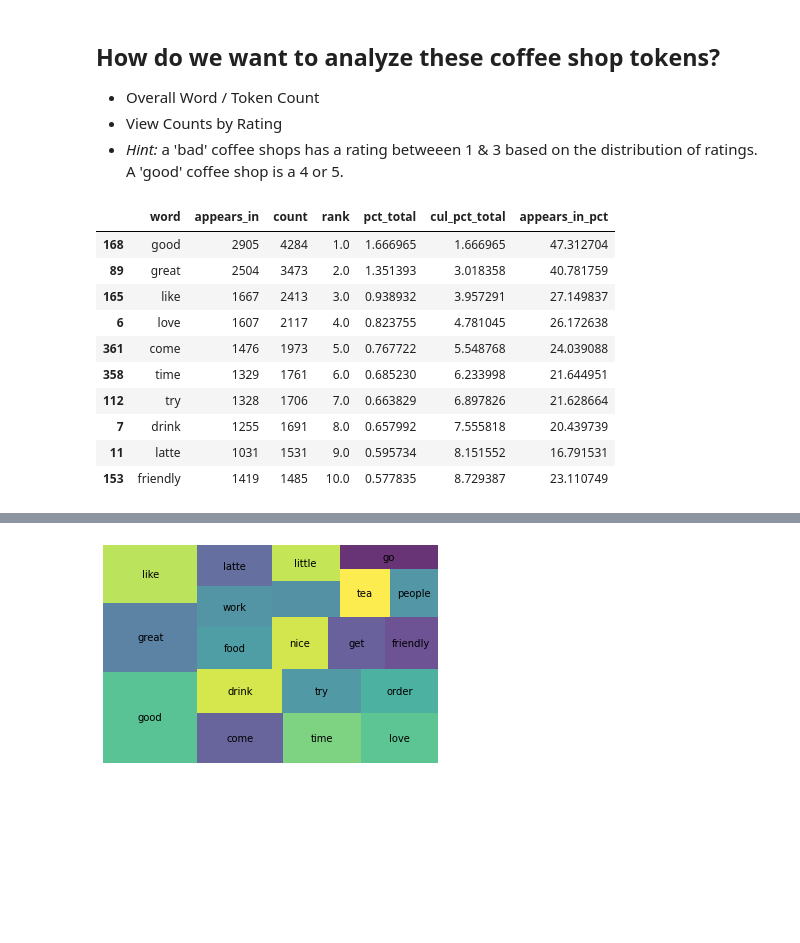
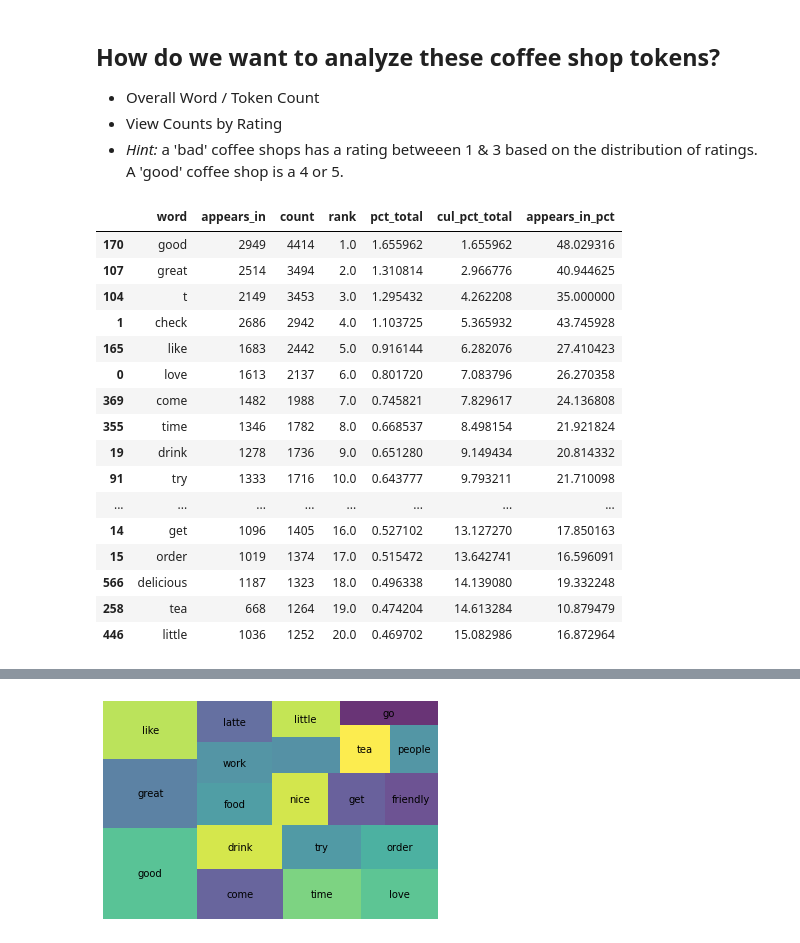
Before and after one commit to minh14496/DS-Unit-4-Sprint-1-NLP, a Jupyter notebook: module1-text-data/LS_DS_411_Text_Data_Assignment.ipynb, the cells around one changed output, grey strips where cells are left out. Drawn from its saved outputs; the diff is of its cells as text; code cells hidden in the pictures; blank space fills up the shorter version.

```diff
--- a/module1-text-data/LS_DS_411_Text_Data_Assignment.ipynb
+++ b/module1-text-data/LS_DS_411_Text_Data_Assignment.ipynb
@@ -66,15 +56,18 @@ True      100
 Name: coffee_shop_name, dtype: int64
 # %%
 shops['star_rating'] = shops['star_rating'].apply(lambda x: float(x[:4].strip()))
-# %%
-def strip_date(doc):
-    #pattern = r'[\d{2}/\d{2}/\d{4}]' # this is for stripping out date
-    pattern = r'[^a-zA-Z ]'
-    # Replace all occurrences of character \\n with space
-    clean_doc = re.sub(pattern, '', doc).strip().replace("  ", " ")
-    return clean_doc
-
-shops['clean_text'] = shops['full_review_text'].apply(strip_date)
+# %%
+def clean_data(doc):
+
+    non_alpha = '[^a-zA-Z]'
+    multi_white_spaces = "[ ]{2,}"
+
+    doc = re.sub(non_alpha, ' ', doc)
+    doc = re.sub(multi_white_spaces, " ", doc)
+
+    return doc.lower().strip()
+
+shops['clean_text'] = shops['full_review_text'].apply(clean_data)
 # %%
 shops.head()
 # %% [output]
@@ -87,5 +80,5 @@ shops.head()
 # %%
-STOP_WORDS = nlp.Defaults.stop_words.union(['checkin', 'coffee', 'shop', 'place', 'nt', 'm', 've', 's', 'austin'])
+STOP_WORDS = nlp.Defaults.stop_words.union(['checkin', 'coffee', 'shop', 'place', 'nt', 'm', 've', 's', 'austin', 't'])
 # %%
 # nested list that stores all tokens from all docs
 tokens = []
@@ -117,3 +109,9 @@ bad_mask = ~good_mask
+# %%
+good_mask = shops['star_rating']>3
+bad_mask = ~good_mask
+# create a rating col that say good coffee shop is 1 and bad coffee shop is 0
+shops.loc[good_mask, 'rating'] = 1
+shops.loc[bad_mask, 'rating'] = 0
 # %%
 def count(tokens):
     """
@@ -160,18 +158,24 @@ def count(tokens):
     return wc.sort_values(by='rank')
 # %%
 wc_good = count(shops[good_mask]['tokens'])
-wc_good.head(10)
+wc_good.head(20)
 # %% [output]
 |  | word | appears_in | count | rank | pct_total | cul_pct_total | appears_in_pct |
-| 168 | good | 2905 | 4284 | 1.0 | 1.666965 | 1.666965 | 47.312704 |
-| 89 | great | 2504 | 3473 | 2.0 | 1.351393 | 3.018358 | 40.781759 |
-| 165 | like | 1667 | 2413 | 3.0 | 0.938932 | 3.957291 | 27.149837 |
-| 6 | love | 1607 | 2117 | 4.0 | 0.823755 | 4.781045 | 26.172638 |
-| 361 | come | 1476 | 1973 | 5.0 | 0.767722 | 5.548768 | 24.039088 |
-| 358 | time | 1329 | 1761 | 6.0 | 0.685230 | 6.233998 | 21.644951 |
-| 112 | try | 1328 | 1706 | 7.0 | 0.663829 | 6.897826 | 21.628664 |
-| 7 | drink | 1255 | 1691 | 8.0 | 0.657992 | 7.555818 | 20.439739 |
-| 11 | latte | 1031 | 1531 | 9.0 | 0.595734 | 8.151552 | 16.791531 |
-| 153 | friendly | 1419 | 1485 | 10.0 | 0.577835 | 8.729387 | 23.110749 |
+| 170 | good | 2949 | 4414 | 1.0 | 1.655962 | 1.655962 | 48.029316 |
+| 107 | great | 2514 | 3494 | 2.0 | 1.310814 | 2.966776 | 40.944625 |
+| 104 | t | 2149 | 3453 | 3.0 | 1.295432 | 4.262208 | 35.000000 |
+| 1 | check | 2686 | 2942 | 4.0 | 1.103725 | 5.365932 | 43.745928 |
+| 165 | like | 1683 | 2442 | 5.0 | 0.916144 | 6.282076 | 27.410423 |
+| 0 | love | 1613 | 2137 | 6.0 | 0.801720 | 7.083796 | 26.270358 |
+| 369 | come | 1482 | 1988 | 7.0 | 0.745821 | 7.829617 | 24.136808 |
+| 355 | time | 1346 | 1782 | 8.0 | 0.668537 | 8.498154 | 21.921824 |
+| 19 | drink | 1278 | 1736 | 9.0 | 0.651280 | 9.149434 | 20.814332 |
+| 91 | try | 1333 | 1716 | 10.0 | 0.643777 | 9.793211 | 21.710098 |
+| ... | ... | ... | ... | ... | ... | ... | ... |
+| 14 | get | 1096 | 1405 | 16.0 | 0.527102 | 13.127270 | 17.850163 |
+| 15 | order | 1019 | 1374 | 17.0 | 0.515472 | 13.642741 | 16.596091 |
+| 566 | delicious | 1187 | 1323 | 18.0 | 0.496338 | 14.139080 | 19.332248 |
+| 258 | tea | 668 | 1264 | 19.0 | 0.474204 | 14.613284 | 10.879479 |
+| 446 | little | 1036 | 1252 | 20.0 | 0.469702 | 15.082986 | 16.872964 |
 # %%
 wc_bad = count(shops[bad_mask]['tokens'])
```
Also changed, not shown: parts of 7 cells of this notebook, 3 other files.
